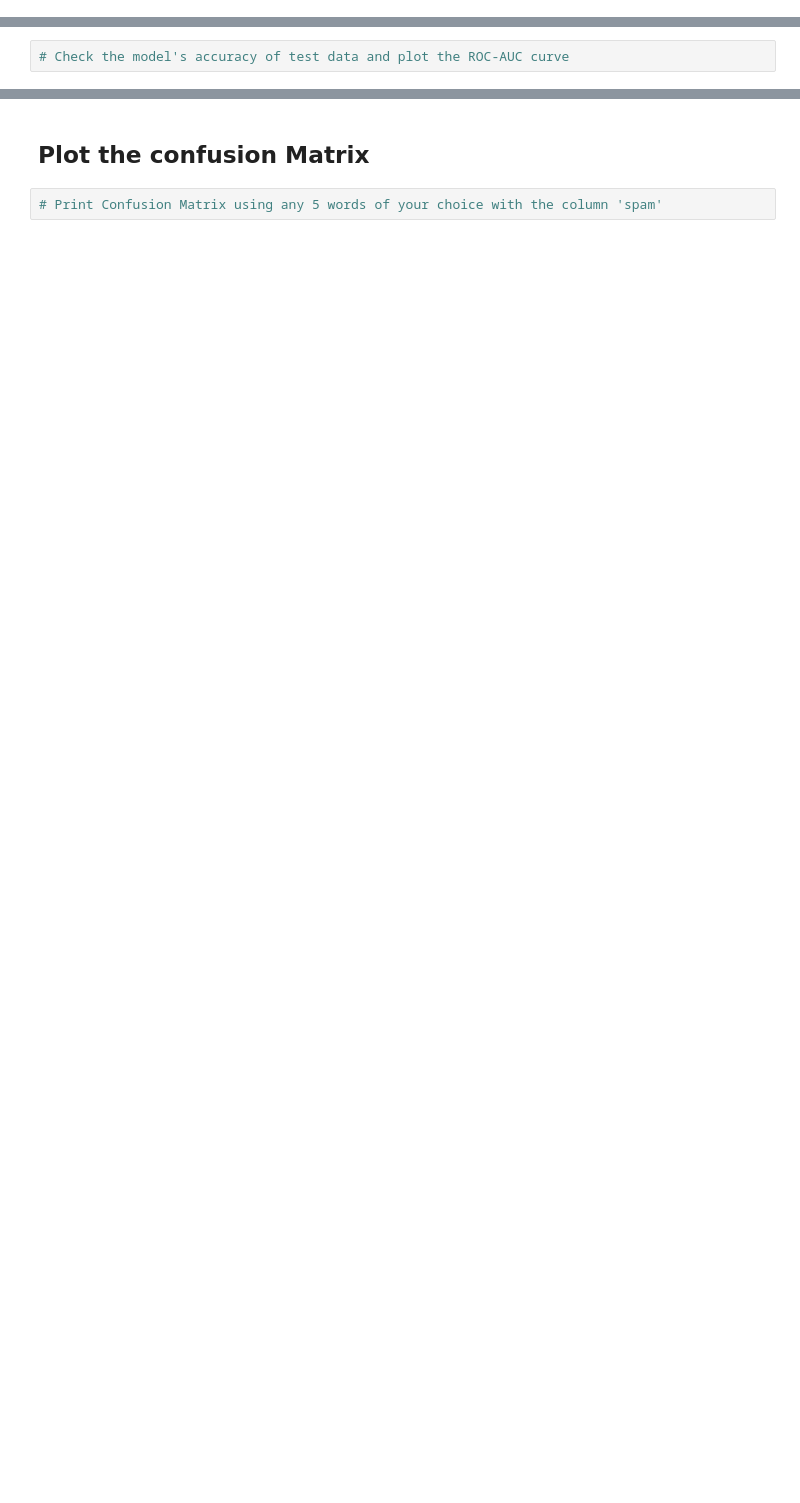
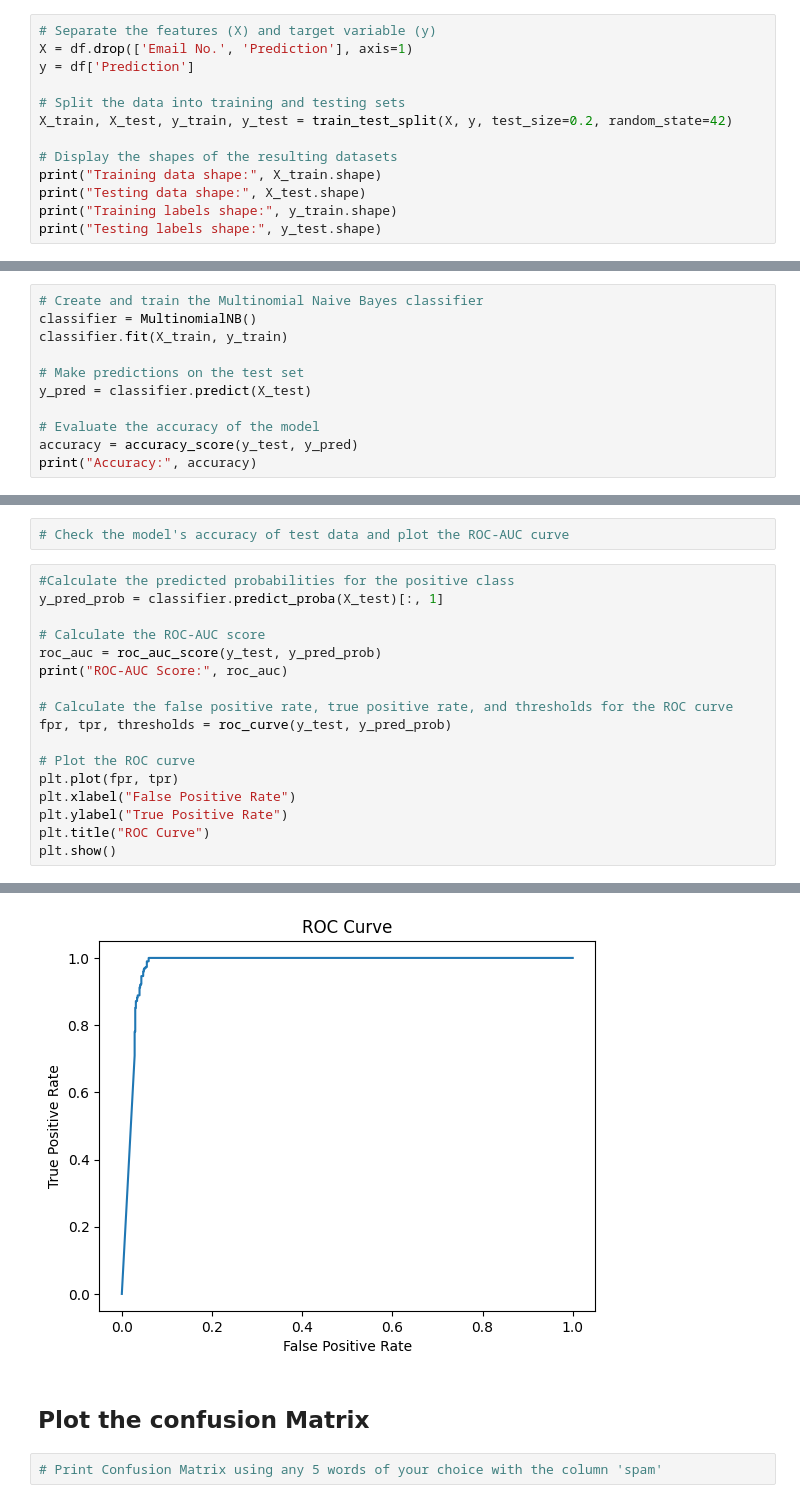
Before and after one commit to nisha1365/IIT-Summer-2023, a Jupyter notebook: Week_3.ipynb, the cells around one changed output, grey strips where cells are left out. Saved outputs shown, nothing was run; the diff lists cells and outputs as text; blank space fills up the shorter version.

```diff
--- a/Week_3.ipynb
+++ b/Week_3.ipynb
@@ -117,0 +183,13 @@ plt.show()
+# %%
+# Separate the features (X) and target variable (y)
+X = df.drop(['Email No.', 'Prediction'], axis=1)
+y = df['Prediction']
+
+# Split the data into training and testing sets
+X_train, X_test, y_train, y_test = train_test_split(X, y, test_size=0.2, random_state=42)
+
+# Display the shapes of the resulting datasets
+print("Training data shape:", X_train.shape)
+print("Testing data shape:", X_test.shape)
+print("Training labels shape:", y_train.shape)
+print("Testing labels shape:", y_test.shape)
@@ -121,0 +213,11 @@ plt.show()
+# %%
+# Create and train the Multinomial Naive Bayes classifier
+classifier = MultinomialNB()
+classifier.fit(X_train, y_train)
+
+# Make predictions on the test set
+y_pred = classifier.predict(X_test)
+
+# Evaluate the accuracy of the model
+accuracy = accuracy_score(y_test, y_pred)
+print("Accuracy:", accuracy)
@@ -122,2 +229,20 @@ plt.show()
 # %%
 # Check the model's accuracy of test data and plot the ROC-AUC curve
+# %%
+#Calculate the predicted probabilities for the positive class
+y_pred_prob = classifier.predict_proba(X_test)[:, 1]
+
+# Calculate the ROC-AUC score
+roc_auc = roc_auc_score(y_test, y_pred_prob)
+print("ROC-AUC Score:", roc_auc)
+
+# Calculate the false positive rate, true positive rate, and thresholds for the ROC curve
+fpr, tpr, thresholds = roc_curve(y_test, y_pred_prob)
+
+# Plot the ROC curve
+plt.plot(fpr, tpr)
+plt.xlabel("False Positive Rate")
+plt.ylabel("True Positive Rate")
+plt.title("ROC Curve")
+plt.show()
+# %% [output]
@@ -124,3 +250,4 @@ plt.show()
+[figure, added]
 # %% [markdown]
 ## Plot the confusion Matrix
 # %%
```
Also changed, not shown: parts of 30 cells of this notebook.
